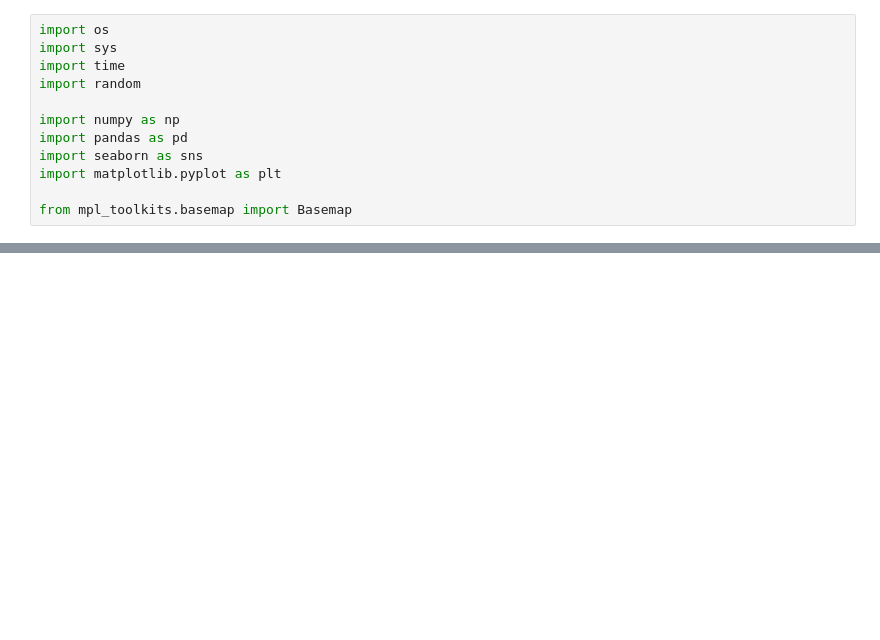
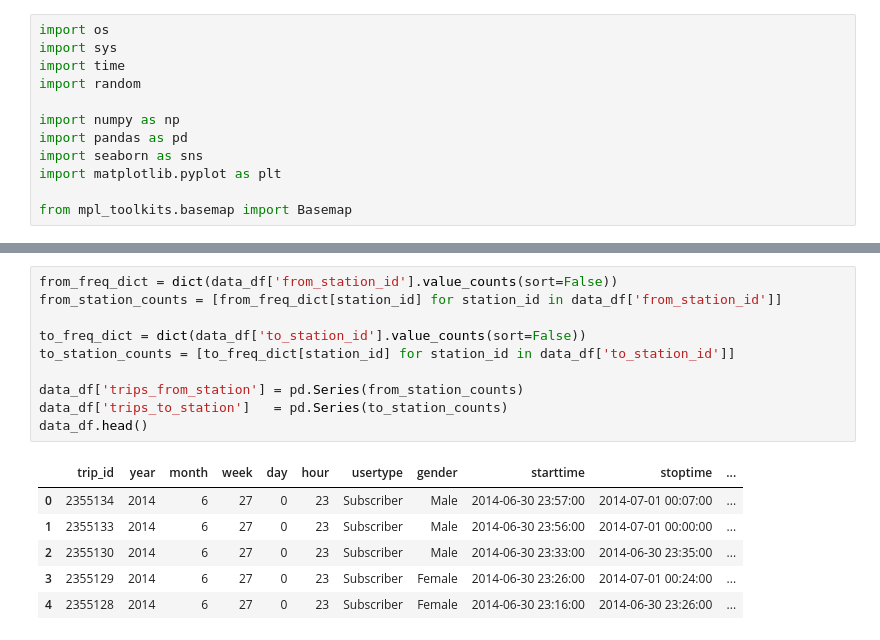
Before and after one commit to mickey-is-codin/data-science, a Jupyter notebook: Kaggle/Divvy/Divvy_Mapping.ipynb, the cells around one changed output, grey strips where cells are left out. Cells and saved outputs as stored; diff of their text form; blank space fills up the shorter version.

```diff
--- a/Kaggle/Divvy/Divvy_Mapping.ipynb
+++ b/Kaggle/Divvy/Divvy_Mapping.ipynb
@@ -54,0 +76,17 @@ from mpl_toolkits.basemap import Basemap
+# %%
+from_freq_dict = dict(data_df['from_station_id'].value_counts(sort=False))
+from_station_counts = [from_freq_dict[station_id] for station_id in data_df['from_station_id']]
+
+to_freq_dict = dict(data_df['to_station_id'].value_counts(sort=False))
+to_station_counts = [to_freq_dict[station_id] for station_id in data_df['to_station_id']]
+
+data_df['trips_from_station'] = pd.Series(from_station_counts)
+data_df['trips_to_station']   = pd.Series(to_station_counts)
+data_df.head()
+# %% [output]
+|  | trip_id | year | month | week | day | hour | usertype | gender | starttime | stoptime | ... |
+| 0 | 2355134 | 2014 | 6 | 27 | 0 | 23 | Subscriber | Male | 2014-06-30 23:57:00 | 2014-07-01 00:07:00 | ... |
+| 1 | 2355133 | 2014 | 6 | 27 | 0 | 23 | Subscriber | Male | 2014-06-30 23:56:00 | 2014-07-01 00:00:00 | ... |
+| 2 | 2355130 | 2014 | 6 | 27 | 0 | 23 | Subscriber | Male | 2014-06-30 23:33:00 | 2014-06-30 23:35:00 | ... |
+| 3 | 2355129 | 2014 | 6 | 27 | 0 | 23 | Subscriber | Female | 2014-06-30 23:26:00 | 2014-07-01 00:24:00 | ... |
+| 4 | 2355128 | 2014 | 6 | 27 | 0 | 23 | Subscriber | Female | 2014-06-30 23:16:00 | 2014-06-30 23:26:00 | ... |
```
Also changed, not shown: parts of 5 cells of this notebook.
